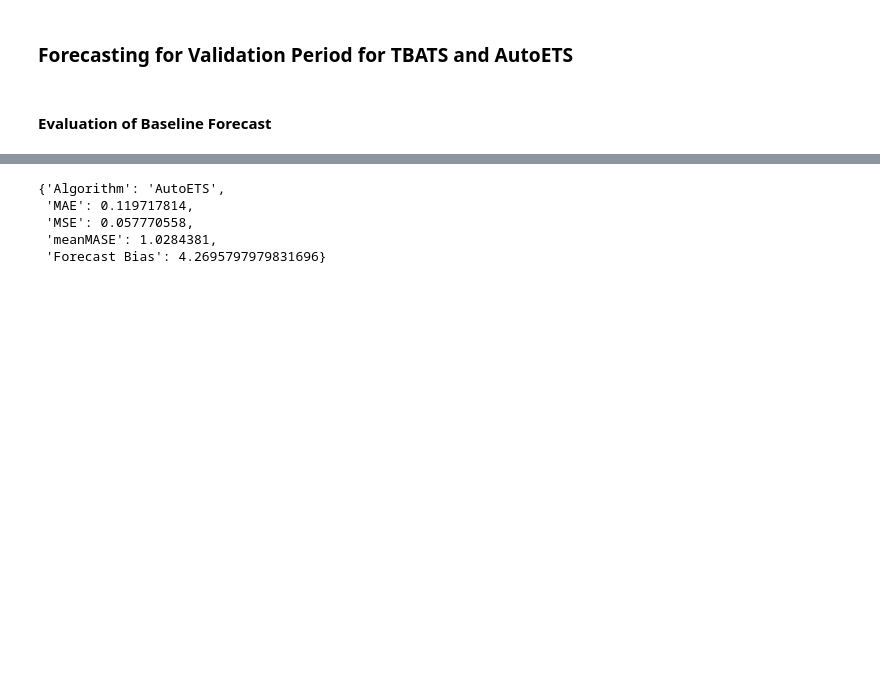
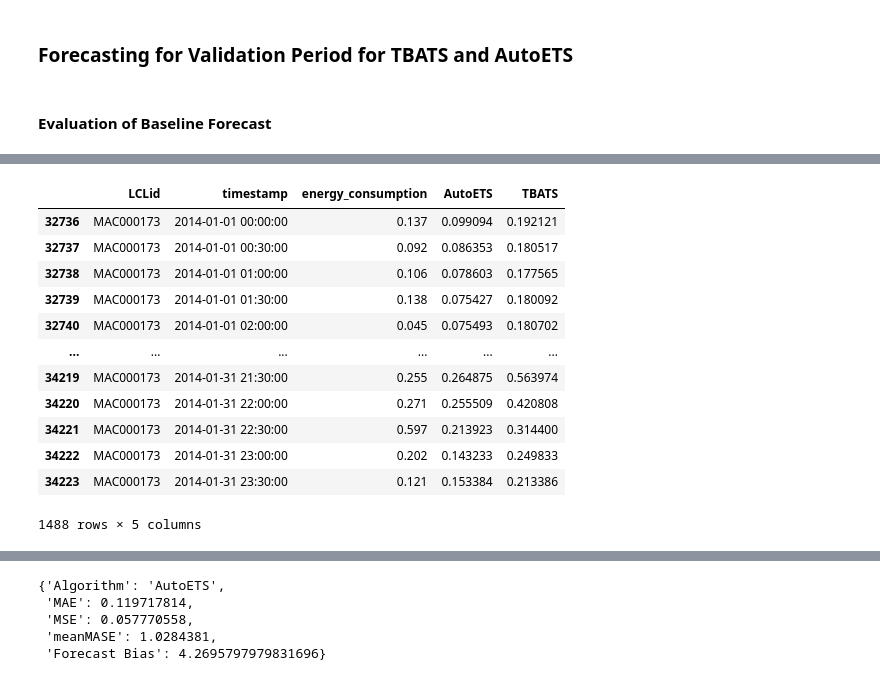
Before and after one commit to PacktPublishing/Modern-Time-Series-Forecasting-with-Python-2E, a Jupyter notebook: notebooks/Chapter04/02-Baseline Forecasts using NIXTLA.ipynb, the cells around one changed output, grey strips where cells are left out. Saved outputs shown, nothing was run; the diff lists cells and outputs as text; code cells hidden in the pictures; blank space fills up the shorter version.

```diff
--- a/notebooks/Chapter04/02-Baseline Forecasts using NIXTLA.ipynb
+++ b/notebooks/Chapter04/02-Baseline Forecasts using NIXTLA.ipynb
@@ -771,0 +770,16 @@ aggval_metrics.head()
+# %%
+baseline_val_pred_df[baseline_val_pred_df.LCLid =='MAC000173']
+# %% [output]
+|  | LCLid | timestamp | energy_consumption | AutoETS | TBATS |
+| 32736 | MAC000173 | 2014-01-01 00:00:00 | 0.137 | 0.099094 | 0.192121 |
+| 32737 | MAC000173 | 2014-01-01 00:30:00 | 0.092 | 0.086353 | 0.180517 |
+| 32738 | MAC000173 | 2014-01-01 01:00:00 | 0.106 | 0.078603 | 0.177565 |
+| 32739 | MAC000173 | 2014-01-01 01:30:00 | 0.138 | 0.075427 | 0.180092 |
+| 32740 | MAC000173 | 2014-01-01 02:00:00 | 0.045 | 0.075493 | 0.180702 |
+| ... | ... | ... | ... | ... | ... |
+| 34219 | MAC000173 | 2014-01-31 21:30:00 | 0.255 | 0.264875 | 0.563974 |
+| 34220 | MAC000173 | 2014-01-31 22:00:00 | 0.271 | 0.255509 | 0.420808 |
+| 34221 | MAC000173 | 2014-01-31 22:30:00 | 0.597 | 0.213923 | 0.314400 |
+| 34222 | MAC000173 | 2014-01-31 23:00:00 | 0.202 | 0.143233 | 0.249833 |
+| 34223 | MAC000173 | 2014-01-31 23:30:00 | 0.121 | 0.153384 | 0.213386 |
+1488 rows × 5 columns
```
Also changed, not shown: parts of 15 cells of this notebook.
